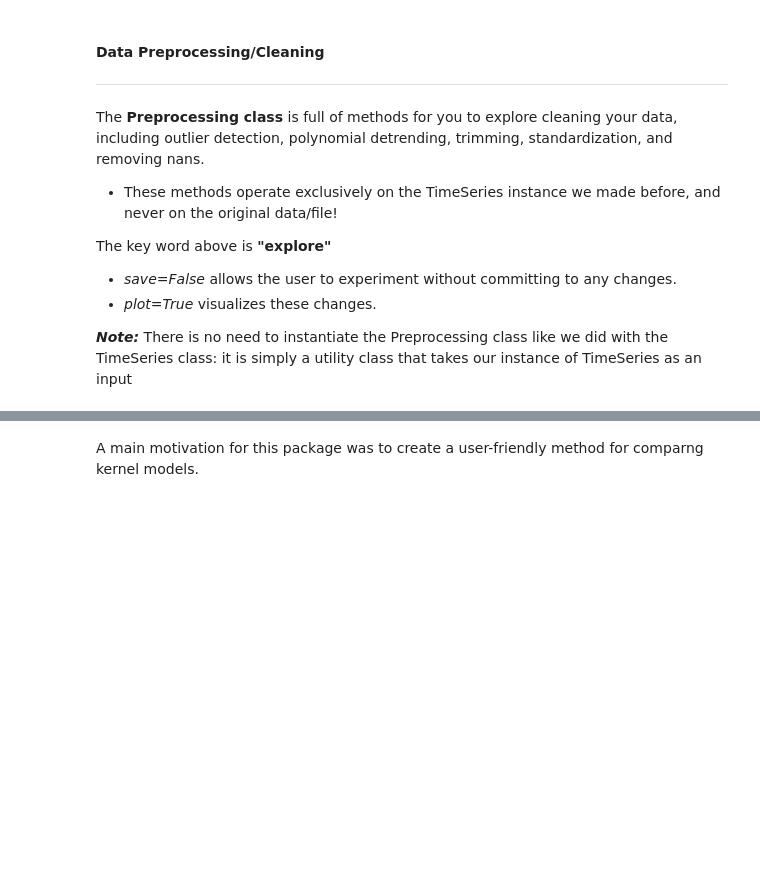
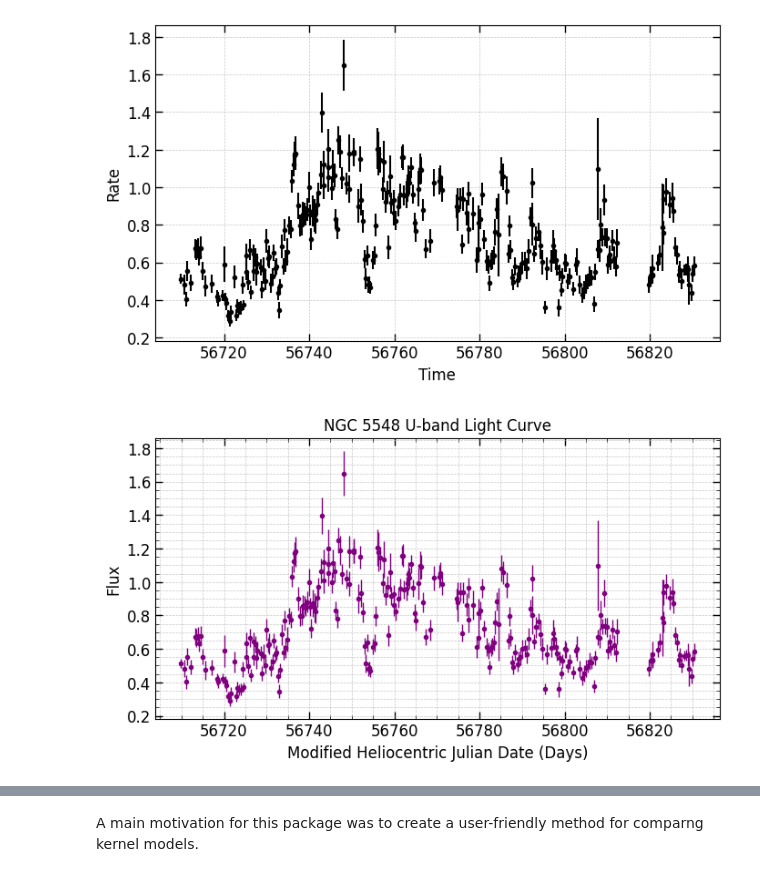
Before and after one commit to collinlewin/STELA-Toolkit, a Jupyter notebook: tutorials/main_tutorial.ipynb, the cells around one changed output, grey strips where cells are left out. Saved outputs shown, nothing was run; the diff lists cells and outputs as text; code cells hidden in the pictures; blank space fills up the shorter version.

Commit message:
Revised full tutorial up to model training.

```diff
--- a/tutorials/main_tutorial.ipynb
+++ b/tutorials/main_tutorial.ipynb
@@ -32,0 +49,10 @@ For this tutorial, we will be working with observations of the active galactic n
+# %%
+# Define the file path
+file_path = '/home/clewin/projects/stela-toolkit/data/'
+
+# Option 1: Load light curve directly from a text file
+lightcurve = LightCurve(file_path=f'{file_path}NGC5548_U_swift.dat')
+
+# Option 2: Or from arrays
+data = np.genfromtxt(f'{file_path}NGC5548_X_swift.dat')
+lightcurve = LightCurve(times=data[:, 0], rates=data[:, 1], errors=data[:, 2])
@@ -33,39 +74,19 @@ For this tutorial, we will be working with observations of the active galactic n
 # %%
-# Import from file
-file_path = '/home/clewin/projects/tsi-toolkit/data/'
-lightcurve = TimeSeries(file_path = f'{file_path}NGC5548_U_swift.dat')
-
-# ... or import from arrays
-data = np.genfromtxt(f'{file_path}NGC5548_X_swift.dat')
-lightcurve = TimeSeries(times=data[:,0], values=data[:,1], sigmas=data[:,2])
-
-# Plot easily with the plot method. Nearly every class has a plot method!
+# Basic plot
 lightcurve.plot()
 
-# Want to customize the plot?
-# Almost every facet of the plot can be changed with the plot method's kwargs!
-# This includes the figure, axes, plot, tick, and saving kwargs.
-lightcurve.plot(figsize=(8,4),
-                xlabel='Modified Heliocentric Julian Date (Days)',
-                ylabel='Flux',
-                xlim = (lightcurve.times[0], lightcurve.times[-1]),
-                title='NGC 5548 U-band Lightcurve',
-                fig_kwargs={'linewidth':28},
-                plot_kwargs={'color':'purple', 'fmt':'o', 'lw':1, 'ms':3},
-                major_tick_kwargs={'direction':'in', 'top':True, 'right':True, 'length':6, 'width':1},
-                minor_tick_kwargs={'direction':'in', 'top':True, 'right':True, 'length':3, 'width':0.5},
-                # save=f"{file_path}pretty_plot.png"
-                # save_kwargs={'dpi':300}
-                )
+# Customized plot
+lightcurve.plot(
+    figsize=(8, 4),
+    xlabel='Modified Heliocentric Julian Date (Days)',
+    ylabel='Flux',
+    xlim=(lightcurve.times[0], lightcurve.times[-1]),
+    title='NGC 5548 U-band Light Curve',
+    plot_kwargs={'color': 'purple', 'fmt': 'o', 'lw': 1, 'ms': 3},
+    major_tick_kwargs={'direction': 'in', 'top': True, 'right': True, 'length': 6, 'width': 1},
+    minor_tick_kwargs={'direction': 'in', 'top': True, 'right': True, 'length': 3, 'width': 0.5}
+    # save='my_plot.png', savefig_kwargs={'dpi': 300}
+)
+# %% [output]
+[figure, added]
+[figure, added]
-# %% [markdown]
-#### **Data Preprocessing/Cleaning**
------
-
-The **Preprocessing class** is full of methods for you to explore cleaning your data, including outlier detection, polynomial detrending, trimming, standardization, and removing nans.
-- These methods operate exclusively on the TimeSeries instance we made before, and never on the original data/file!
-
-The key word above is **"explore"**
-* *save=False* allows the user to experiment without committing to any changes.
-* *plot=True* visualizes these changes.
-
-***Note:*** There is no need to instantiate the Preprocessing class like we did with the TimeSeries class: it is simply a utility class that takes our instance of TimeSeries as an input
```
Also changed, not shown: parts of 17 cells of this notebook.
